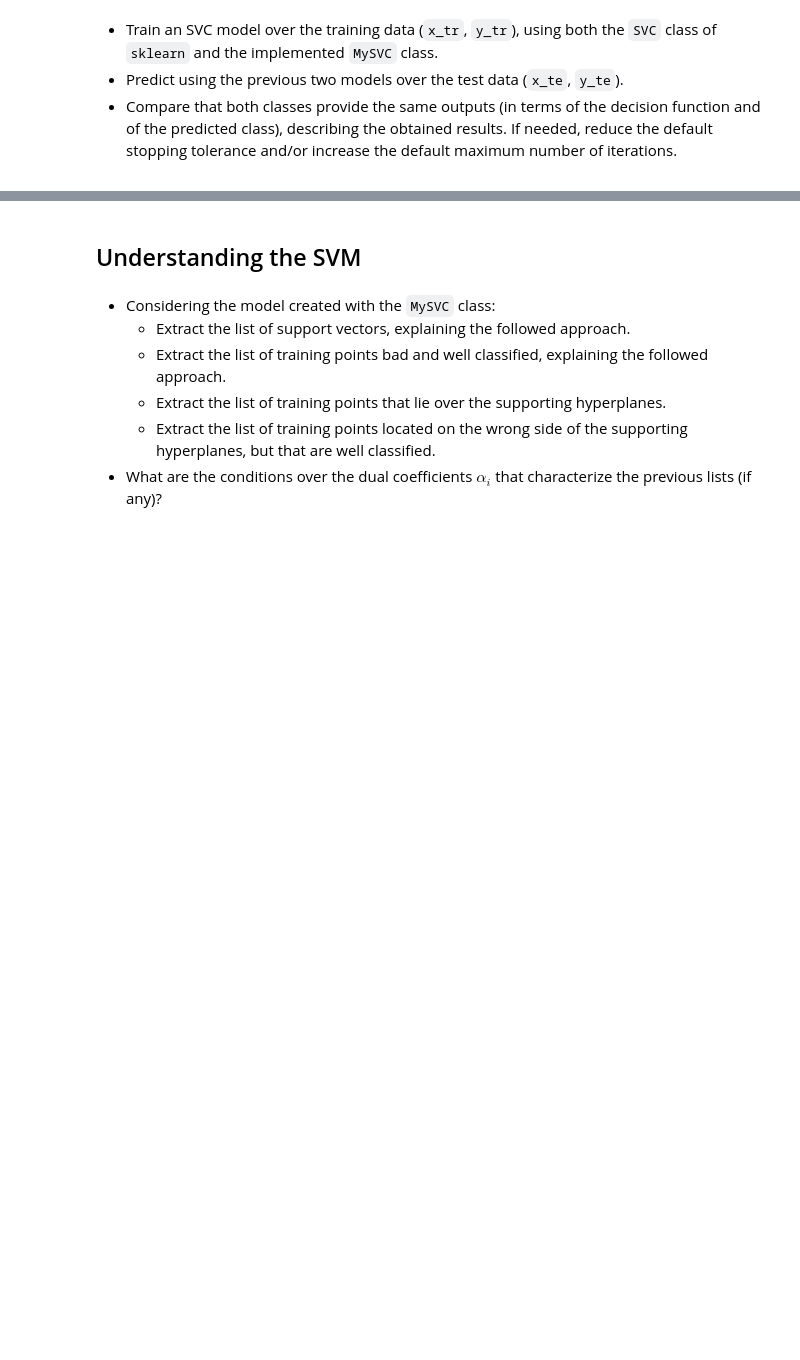
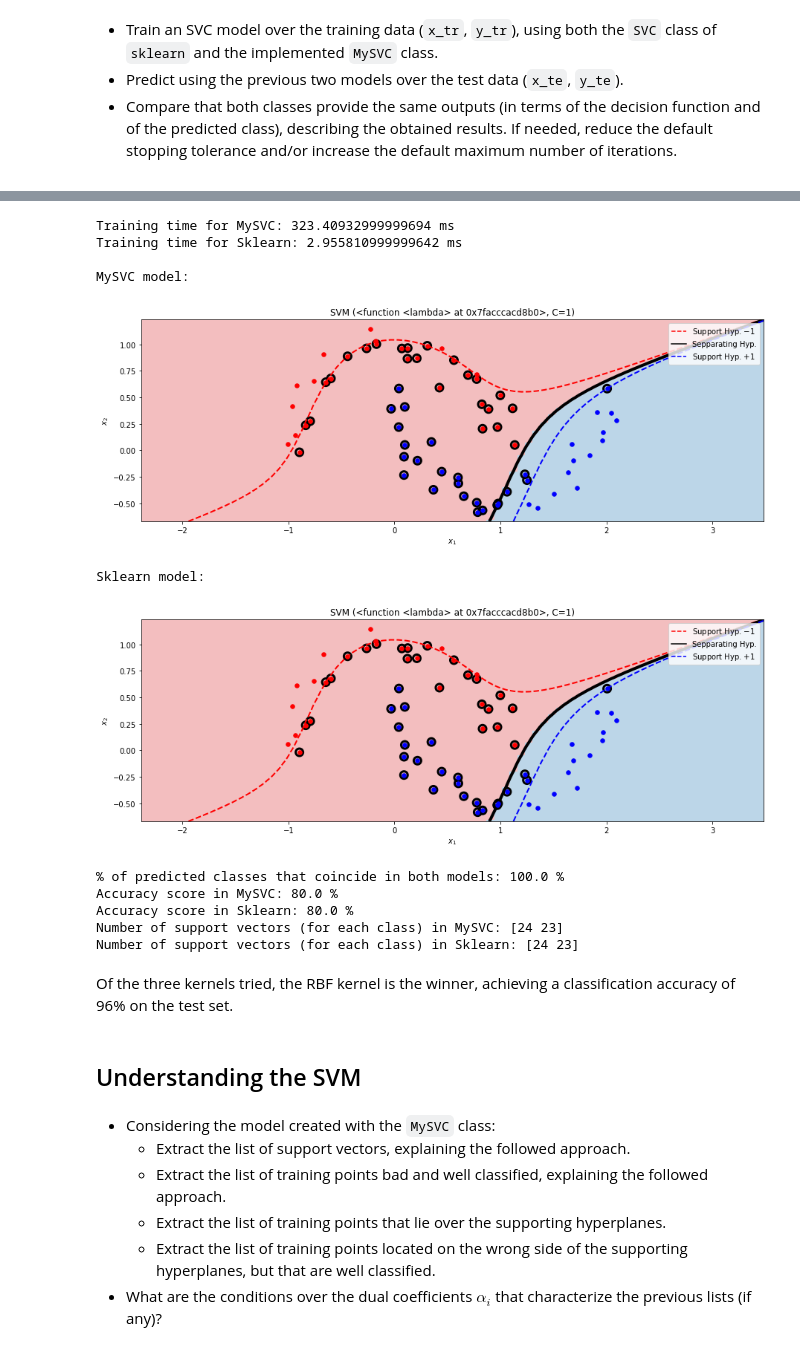
Before and after one commit to Ludvins/MCD_Practicas_MAAA, a Jupyter notebook: P1/SMO.ipynb, the cells around one changed output, grey strips where cells are left out. Cells and saved outputs as stored; diff of their text form; code cells hidden in the pictures; blank space fills up the shorter version.

```diff
--- a/P1/SMO.ipynb
+++ b/P1/SMO.ipynb
@@ -295,3 +518,23 @@ model_sk = SVC(C=C, gamma=gamma)
+# %%
+from sklearn.metrics.pairwise import polynomial_kernel
+
+poly_kernel = lambda X, Y=None: polynomial_kernel(X, Y, degree = 5, coef0 = 0)
+compare_svc(x_tr, y_tr, x_te, y_te, kernel=poly_kernel, tol=0)
+# %% [output]
+Training time for MySVC: 323.40932999999694 ms
+Training time for Sklearn: 2.955810999999642 ms
+
+MySVC model:
+[figure, added]
+Sklearn model:
+[figure, added]
+% of predicted classes that coincide in both models: 100.0 %
+Accuracy score in MySVC: 80.0 %
+Accuracy score in Sklearn: 80.0 %
+Number of support vectors (for each class) in MySVC: [24 23]
+Number of support vectors (for each class) in Sklearn: [24 23]
+# %% [markdown]
+Of the three kernels tried, the RBF kernel is the winner, achieving a classification accuracy of 96% on the test set.
 # %% [markdown]
 ## Understanding the SVM
 # %% [markdown]
```
Also changed, not shown: parts of 17 cells of this notebook, 3 other files.
